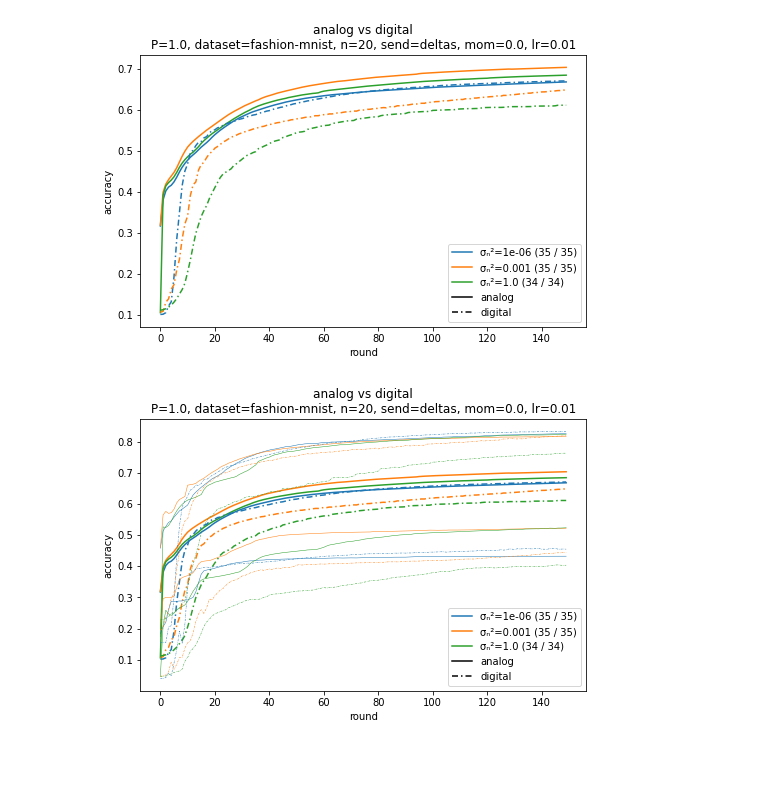
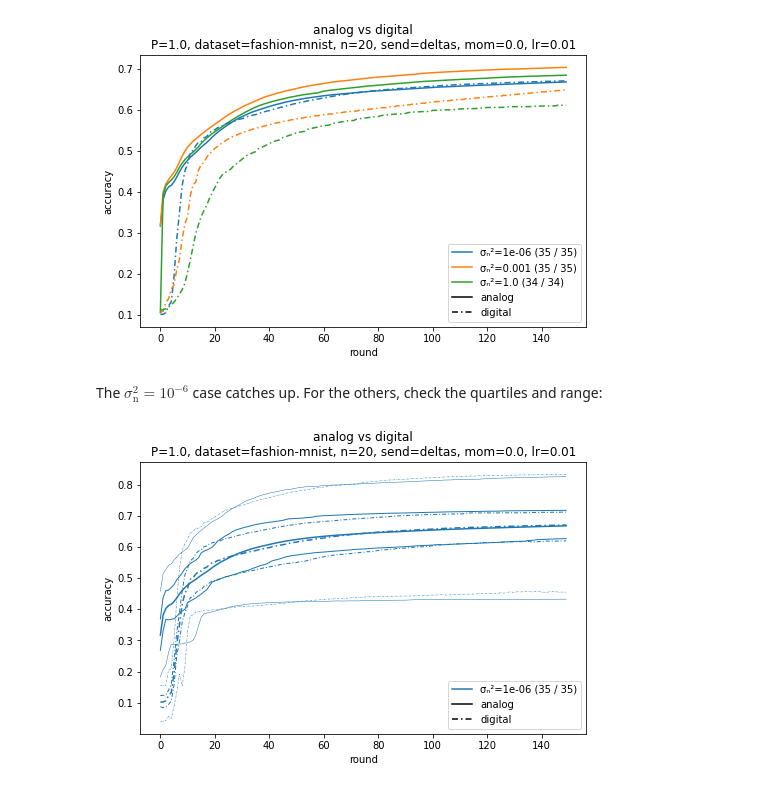
Before and after one commit to czlee/kyanite, a Jupyter notebook: cifar-fashionmnist.ipynb, the cells around one changed output. Cells and saved outputs as stored; diff of their text form; code cells hidden in the pictures; blank space fills up the shorter version.

Commit message:
Add option to plot quartiles on plots

```diff
--- a/cifar-fashionmnist.ipynb
+++ b/cifar-fashionmnist.ipynb
@@ -33,7 +33,7 @@ show_timestamp_info(digital_path)
 | shortest | 25 Jul 2021, 11:53:10 | 25 Jul 2021, 12:14:42 | **21 min 32 s** |
 | longest | 24 Jul 2021, 20:06:20 | 24 Jul 2021, 20:48:55 | **42 min 35 s** |
 # %%
-def get_comparison_args(dataset, clients, lr_client=0.01, momentum_client=0.0):
+def get_comparison_args(dataset, clients, lr_client=0.01, momentum_client=0.0, noise='__all__'):
     common_fixed_specs = {
         'rounds': 150,
         'batch_size': 64,
@@ -57,7 +57,7 @@ def get_comparison_args(dataset, clients, lr_client=0.01, momentum_client=0.0):
         'lr_client': lr_client,
     }
     series_specs = {
-        'noise': '__all__',
+        'noise': noise,
     }
     all_analog_specs = title_specs, fixed_specs, series_specs
 
@@ -122,8 +120,10 @@ all_specs = get_comparison_args('fashion-mnist', 20)
 plot_comparison('accuracy', analog_path, digital_path, *all_specs, plot_range=plot_range)
 # %% [output]
 [figure]
+# %% [markdown]
+The $\sigma_\mathrm{n}^2 = 10^{-6}$ case catches up. For the others, check the quartiles and range:
 # %%
-all_specs = get_comparison_args('fashion-mnist', 20)
-plot_comparison('accuracy', analog_path, digital_path, *all_specs, plot_range=True)
+all_specs = get_comparison_args('fashion-mnist', 20, noise=1e-6)
+plot_comparison('accuracy', analog_path, digital_path, *all_specs, plot_range=True, plot_quartiles=True)
 # %% [output]
-[figure, old version]
+[figure, new version]
```
Also changed, not shown: parts of 4 cells of this notebook, 1 other file.
